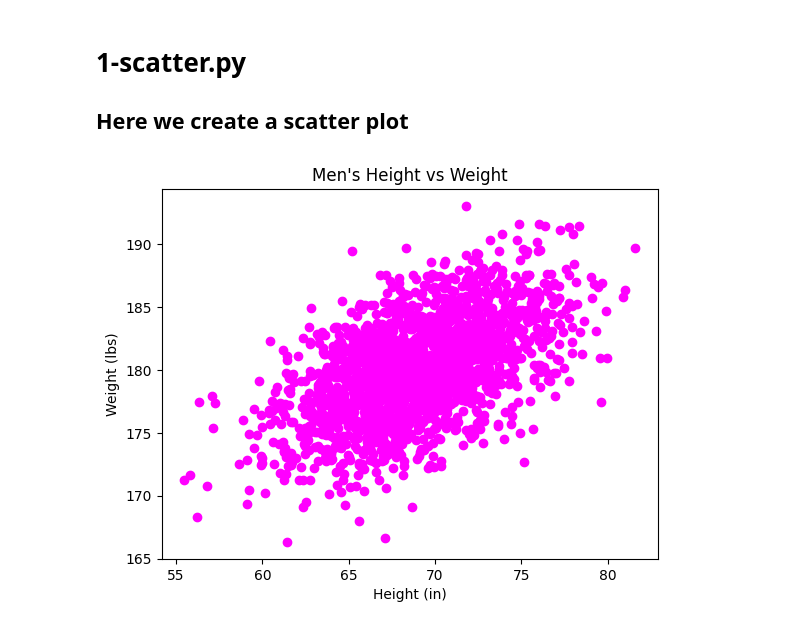
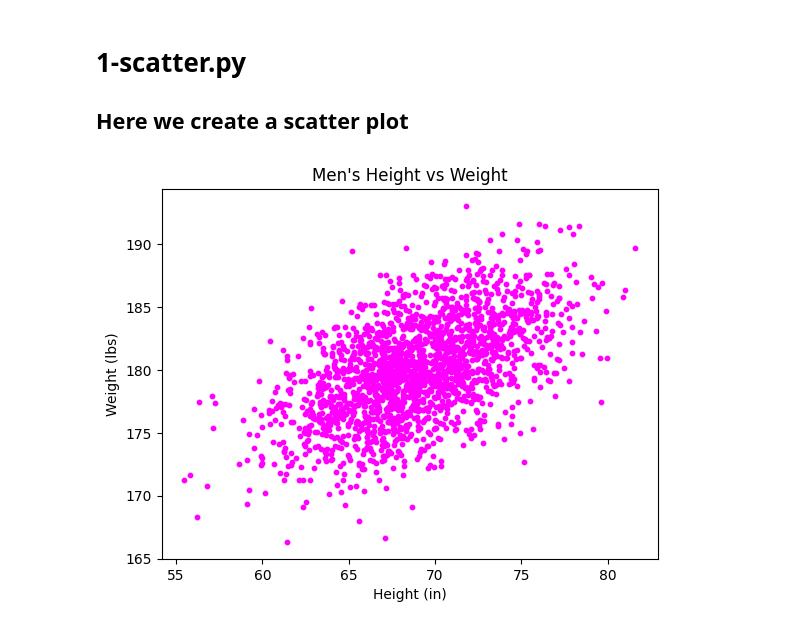
Before and after one commit to JCox924/atlas-machine_learning, a Jupyter notebook: math/plotting/test.ipynb, the cells around one changed output. Saved outputs shown, nothing was run; the diff lists cells and outputs as text; code cells hidden in the pictures.

Commit message:
add scaled plot

```diff
--- a/math/plotting/test.ipynb
+++ b/math/plotting/test.ipynb
@@ -25,21 +25,21 @@ line()
 # %%
 import numpy as np
 import matplotlib.pyplot as plt
 
 def scatter():
 
     mean = [69, 0]
     cov = [[15, 8], [8, 15]]
     np.random.seed(5)
     x, y = np.random.multivariate_normal(mean, cov, 2000).T
     y += 180
     plt.figure(figsize=(6.4, 4.8))
-    plt.scatter(x, y, color='#FF00FF')
+    plt.scatter(x, y, color='#FF00FF', s=10)
     plt.title("Men's Height vs Weight")
     plt.xlabel('Height (in)')
     plt.ylabel('Weight (lbs)')
     plt.show()
 
 scatter()
 # %% [output]
-[figure, old version]
+[figure, new version]
```
Also changed, not shown: parts of 2 cells of this notebook, 2 other files.
